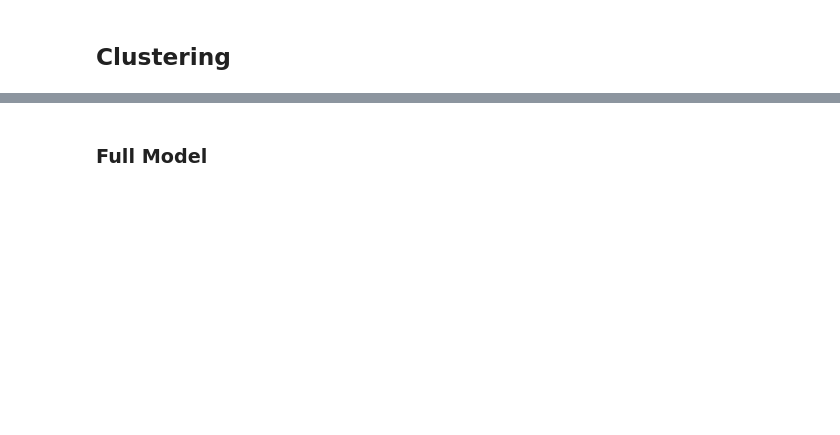
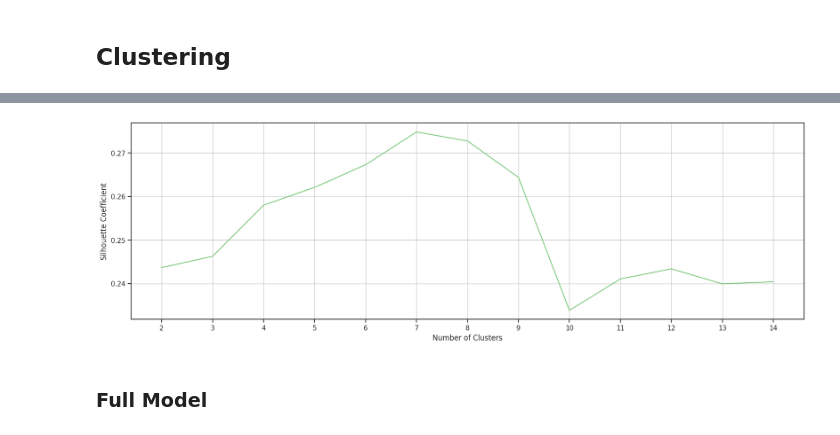
Before and after one commit to comaraDOTcom/ml-applications, a Jupyter notebook: Etivity2/ET5003_Etivity2_CONOROMARA_20151845.ipynb, the cells around one changed output, grey strips where cells are left out. Cells and saved outputs as stored; diff of their text form; code cells hidden in the pictures; blank space fills up the shorter version.

```diff
--- a/Etivity2/ET5003_Etivity2_CONOROMARA_20151845.ipynb
+++ b/Etivity2/ET5003_Etivity2_CONOROMARA_20151845.ipynb
@@ -314,3 +330,24 @@ Full model MAPE =  0.28456529267495717
+# %%
+
+# As per website: https://realpython.com/k-means-clustering-python/#choosing-the-appropriate-number-of-clusters
+silhouette_coefficients = []
+
+# Start at 2 clusters for silhouette coefficient
+for k in range(2, 15):
+    clustered_data_sklearn = cluster.KMeans(n_clusters=k, n_init=20, max_iter=500, random_state=10).fit(Xn_train)
+    score = silhouette_score(Xn_train, clustered_data_sklearn.labels_)
+    silhouette_coefficients.append(score)
+# %%
+plt.figure(figsize=(20,6))
+plt.plot(range(2,15), silhouette_coefficients)
+plt.xticks(range(2, 15))
+plt.xticks()
+plt.xlabel("Number of Clusters")
+plt.ylabel("Silhouette Coefficient")
+plt.grid()
+plt.show()
+# %% [output]
+[figure, added]
 # %% [markdown]
 ### Full Model
 # %%
```
Also changed, not shown: parts of 35 cells of this notebook.
